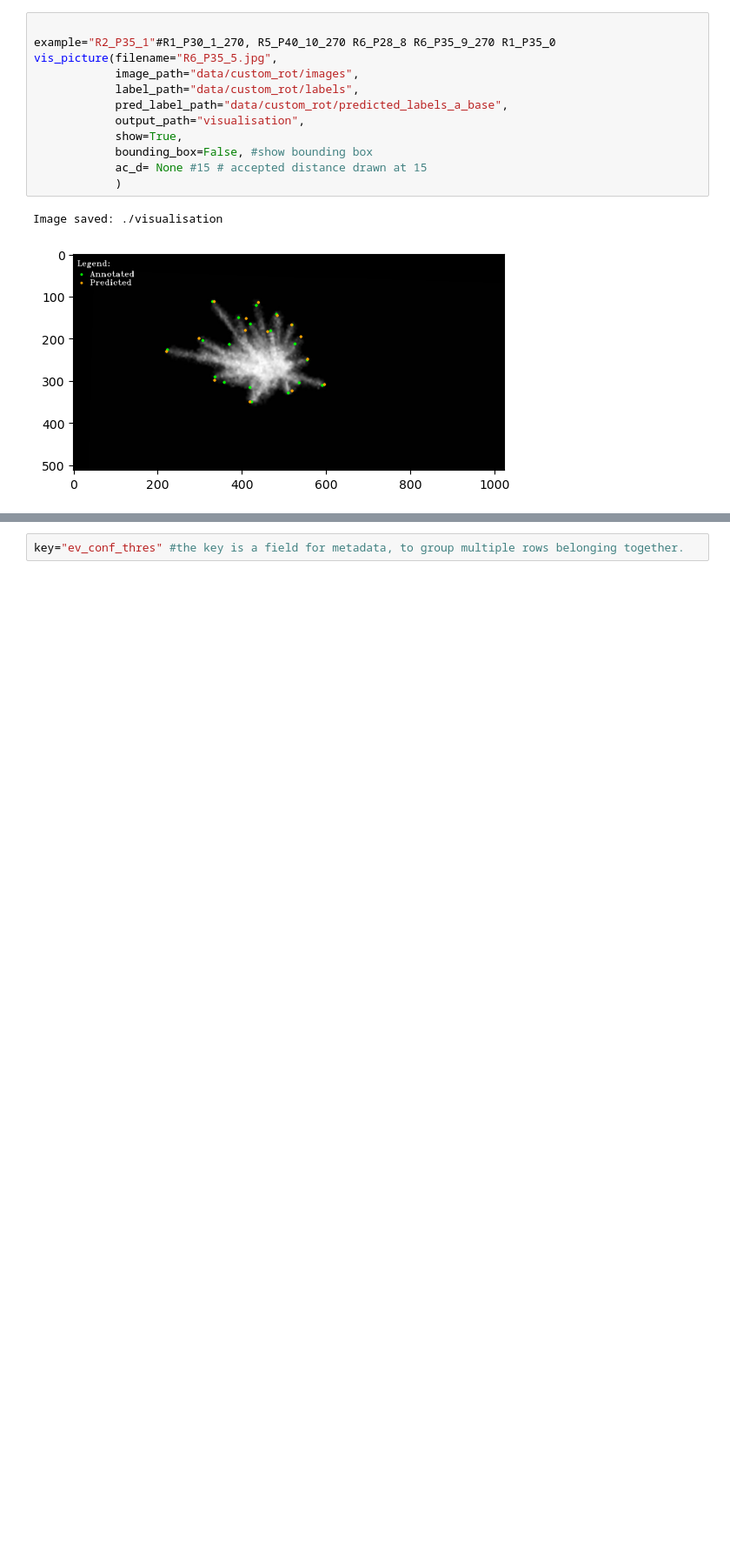
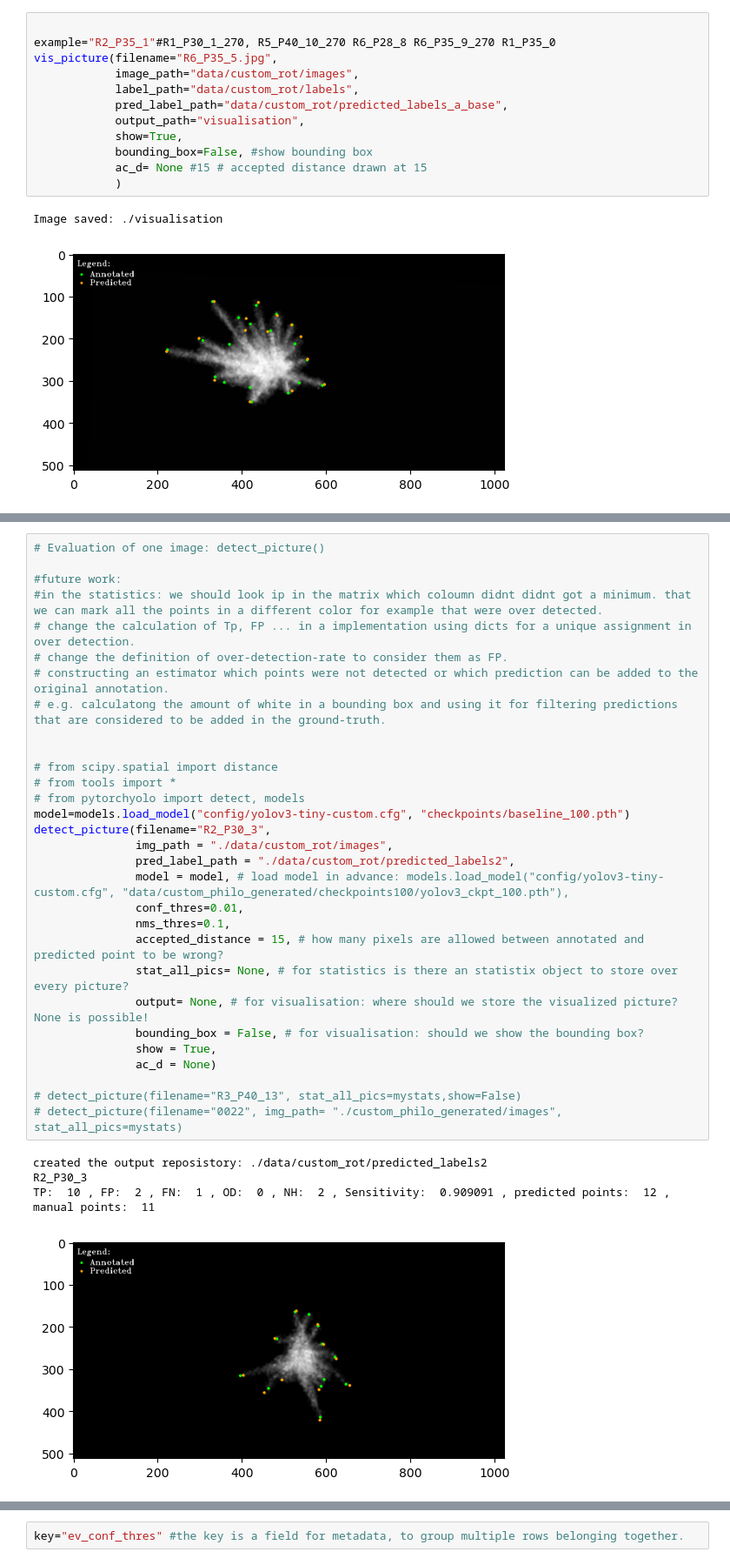
Before and after one commit to vinzi-a/ba_thesis_aschir, a Jupyter notebook: yolov3.ipynb, the cells around one changed output, grey strips where cells are left out. Shown at 87% size. Saved outputs shown, nothing was run; the diff lists cells and outputs as text; blank space fills up the shorter version.

```diff
--- a/yolov3.ipynb
+++ b/yolov3.ipynb
@@ -795,0 +469,35 @@ xcust_only=True
+# %%
+# Evaluation of one image: detect_picture()
+
+#future work:
+#in the statistics: we should look ip in the matrix which coloumn didnt didnt got a minimum. that we can mark all the points in a different color for example that were over detected.
+# change the calculation of Tp, FP ... in a implementation using dicts for a unique assignment in over detection.
+# change the definition of over-detection-rate to consider them as FP.
+# constructing an estimator which points were not detected or which prediction can be added to the original annotation.
+# e.g. calculatong the amount of white in a bounding box and using it for filtering predictions that are considered to be added in the ground-truth.
+
+
+# from scipy.spatial import distance
+# from tools import *
+# from pytorchyolo import detect, models
+model=models.load_model("config/yolov3-tiny-custom.cfg", "checkpoints/baseline_100.pth")
+detect_picture(filename="R2_P30_3",
+               img_path = "./data/custom_rot/images",
+               pred_label_path = "./data/custom_rot/predicted_labels2",
+               model = model, # load model in advance: models.load_model("config/yolov3-tiny-custom.cfg", "data/custom_philo_generated/checkpoints100/yolov3_ckpt_100.pth"),
+               conf_thres=0.01,
+               nms_thres=0.1,
+               accepted_distance = 15, # how many pixels are allowed between annotated and predicted point to be wrong?
+               stat_all_pics= None, # for statistics is there an statistix object to store over every picture?
+               output= None, # for visualisation: where should we store the visualized picture? None is possible!
+               bounding_box = False, # for visualisation: should we show the bounding box?
+               show = True,
+               ac_d = None)
+
+# detect_picture(filename="R3_P40_13", stat_all_pics=mystats,show=False)
+# detect_picture(filename="0022", img_path= "./custom_philo_generated/images", stat_all_pics=mystats)
+# %% [output]
+created the output reposistory: ./data/custom_rot/predicted_labels2
+R2_P30_3
+TP:  10 , FP:  2 , FN:  1 , OD:  0 , NH:  2 , Sensitivity:  0.909091 , predicted points:  12 , manual points:  11
+[figure, added]
```
Also changed, not shown: parts of 44 cells of this notebook, 1 other file.
